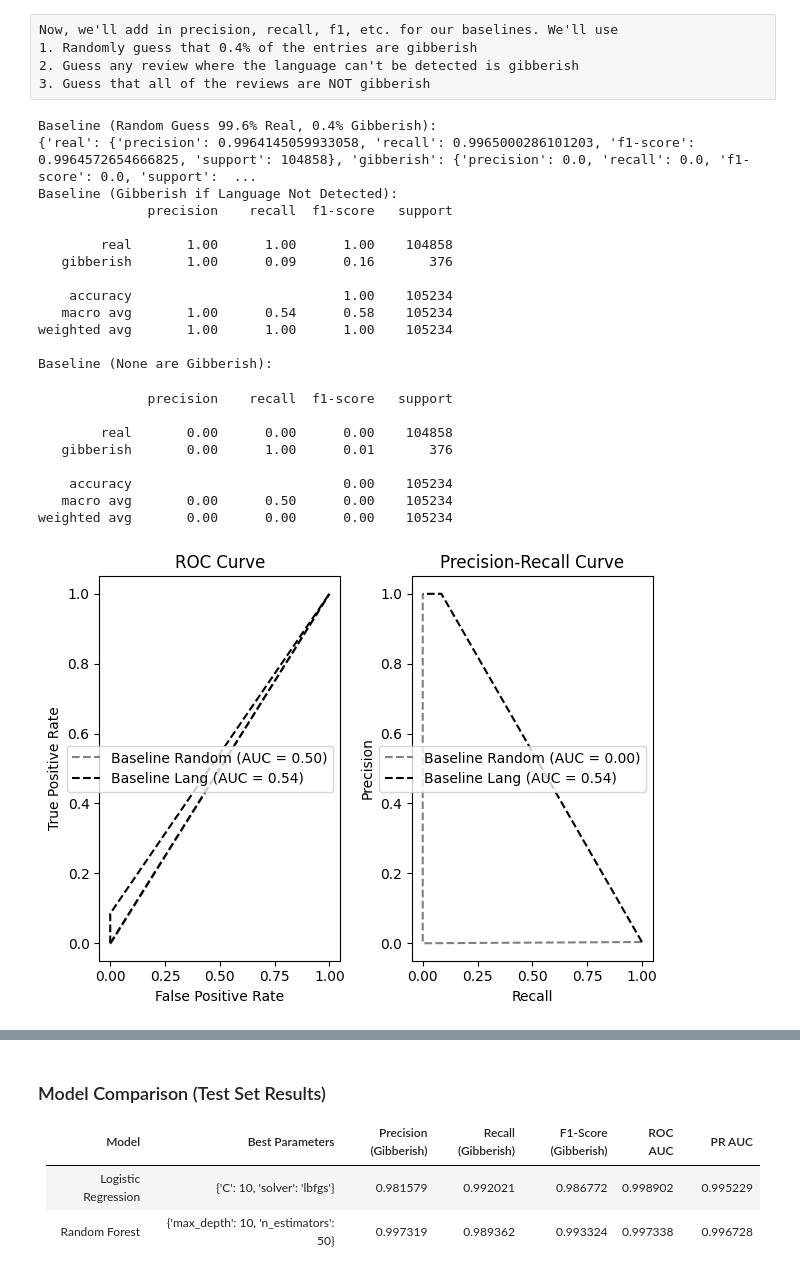
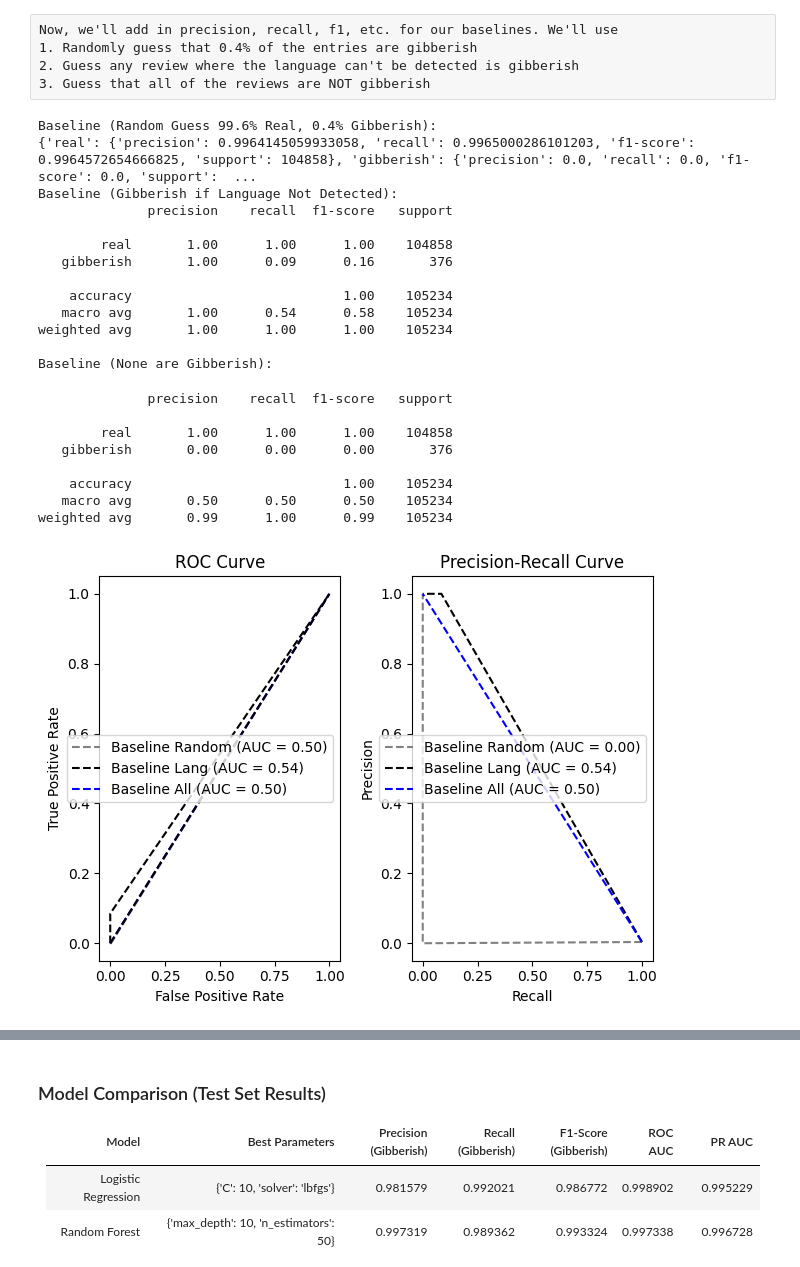
Before and after one commit to reggiebain/reviews-analyzer, a Jupyter notebook: gibberish-classifier-model.ipynb, the cells around one changed output, grey strips where cells are left out. Cells and saved outputs as stored; diff of their text form; code cells hidden in the pictures.

Commit message:
Kaggle Notebook | gibberish_classifier_model | final run fix baseline

```diff
--- a/gibberish-classifier-model.ipynb
+++ b/gibberish-classifier-model.ipynb
@@ -406,7 +406,7 @@ y_baseline = np.random.choice([0, 1], size=len(y_tune_val), p=[1-gibberish_prob,
 y_baseline_lang = X_tune_val['cannot_detect_language'].astype(int)
 
 # Baseline 3: Guess all non gibberish answers
-y_baseline_all = np.ones_like(y_tune_val)
+y_baseline_all = np.zeros_like(y_tune_val)
 # %%
 # Quick cross check of probabilities
 print(f'Probability of Real Entries in Training Set = {1-gibberish_prob:.2%}')
@@ -550,6 +550,7 @@ pr_auc_base_all = auc(recall_base_all, precision_base_all)
 plt.subplot(1, 2, 1)
 plt.plot(fpr_base, tpr_base, label=f'Baseline Random (AUC = {roc_auc_base:.2f})', linestyle='--', color='gray')
 plt.plot(fpr_base_lang, tpr_base_lang, label=f'Baseline Lang (AUC = {roc_auc_base_lang:.2f})', linestyle='--', color='black')
+plt.plot(fpr_base_all, tpr_base_all, label=f'Baseline All (AUC = {roc_auc_base_all:.2f})', linestyle='--', color='blue')
 plt.plot([0, 1], [0, 1], 'k--')
 plt.xlabel('False Positive Rate')
 plt.ylabel('True Positive Rate')
@@ -560,6 +561,7 @@ plt.legend(loc='best')
 plt.subplot(1, 2, 2)
 plt.plot(recall_base, precision_base, label=f'Baseline Random (AUC = {pr_auc_base:.2f})', linestyle='--', color='gray')
 plt.plot(recall_base_lang, precision_base_lang, label=f'Baseline Lang (AUC = {pr_auc_base_lang:.2f})', linestyle='--', color='black')
+plt.plot(recall_base_all, precision_base_all, label=f'Baseline All (AUC = {pr_auc_base_all:.2f})', linestyle='--', color='blue')
 plt.xlabel('Recall')
 plt.ylabel('Precision')
 plt.title('Precision-Recall Curve')
@@ -571,39 +573,39 @@ plt.show()
 # Markdown table of results (including both baselines)
 results_df = pd.DataFrame({
     'Model': list(results.keys()) + ['Baseline (Random Guess)', 'Baseline (Lang Not Detected)', 'Baseline (None are gibberish)'],
     'Best Parameters': [str(results[name]['best_params']) for name in results] + ['Gibberish Prob = 0.00358', 'cannot_detect_language = 1', "None Gibberish"],
     'Precision (Gibberish)': [results[name]['precision_gibberish'] for name in results] + [baseline_report['gibberish']['precision'], baseline_lang_report['gibberish']['precision'], baseline_all_report['gibberish']['precision']],
     'Recall (Gibberish)': [results[name]['recall_gibberish'] for name in results] + [baseline_report['gibberish']['recall'], baseline_lang_report['gibberish']['recall'], baseline_all_report['gibberish']['recall']],
     'F1-Score (Gibberish)': [results[name]['f1_gibberish'] for name in results] + [baseline_report['gibberish']['f1-score'], baseline_lang_report['gibberish']['f1-score'], baseline_all_report['gibberish']['f1-score']],
     'ROC AUC': [results[name]['roc_auc'] for name in results] + [roc_auc_base, roc_auc_base_lang, roc_auc_base_all],
     'PR AUC': [results[name]['pr_auc'] for name in results] + [pr_auc_base, pr_auc_base_lang, pr_auc_base_all]
 })
 
 print("\n### Model Comparison (Test Set Results)")
 print(results_df.to_markdown(index=False))
 # %% [output]
 Baseline (Random Guess 99.6% Real, 0.4% Gibberish):
 {'real': {'precision': 0.9964145059933058, 'recall': 0.9965000286101203, 'f1-score': 0.9964572654666825, 'support': 104858}, 'gibberish': {'precision': 0.0, 'recall': 0.0, 'f1-score': 0.0, 'support':  ...
 Baseline (Gibberish if Language Not Detected):
               precision    recall  f1-score   support
 
         real       1.00      1.00      1.00    104858
    gibberish       1.00      0.09      0.16       376
 
     accuracy                           1.00    105234
    macro avg       1.00      0.54      0.58    105234
 weighted avg       1.00      1.00      1.00    105234
 
 Baseline (None are Gibberish):
               precision    recall  f1-score   support
 
-        real       0.00      0.00      0.00    104858
-   gibberish       0.00      1.00      0.01       376
+        real       1.00      1.00      1.00    104858
+   gibberish       0.00      0.00      0.00       376
 
-    accuracy                           0.00    105234
-   macro avg       0.00      0.50      0.00    105234
-weighted avg       0.00      0.00      0.00    105234
+    accuracy                           1.00    105234
+   macro avg       0.50      0.50      0.50    105234
+weighted avg       0.99      1.00      0.99    105234
-[figure, old version]
+[figure, new version]
 ### Model Comparison (Test Set Results)
 | Model                         | Best Parameters                                              |   Precision (Gibberish) |   Recall (Gibberish) |   F1-Score (Gibberish) |   ROC AUC |     PR AUC |
 |:------------------------------|:-------------------------------------------------------------|------------------------:|---------------------:|-----------------------:|----------:|-----------:|
```
Also changed, not shown: parts of 1 cell of this notebook.
